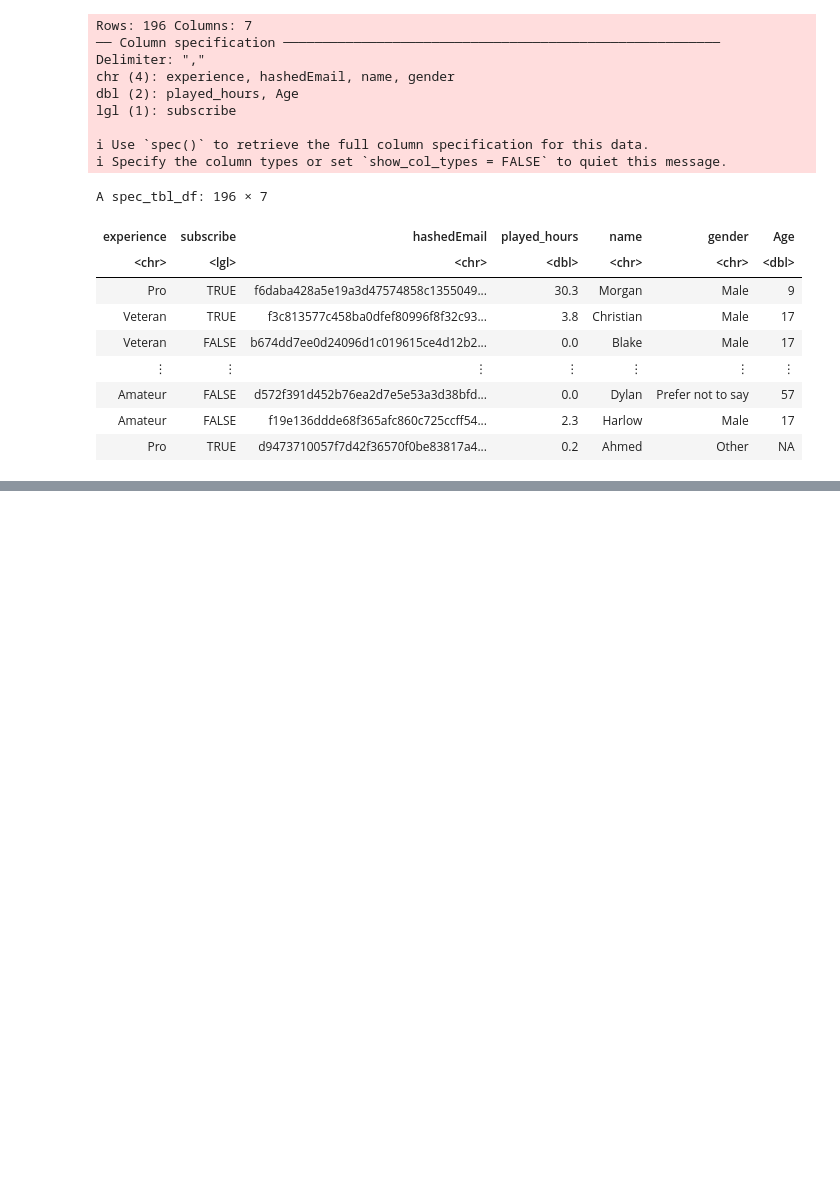
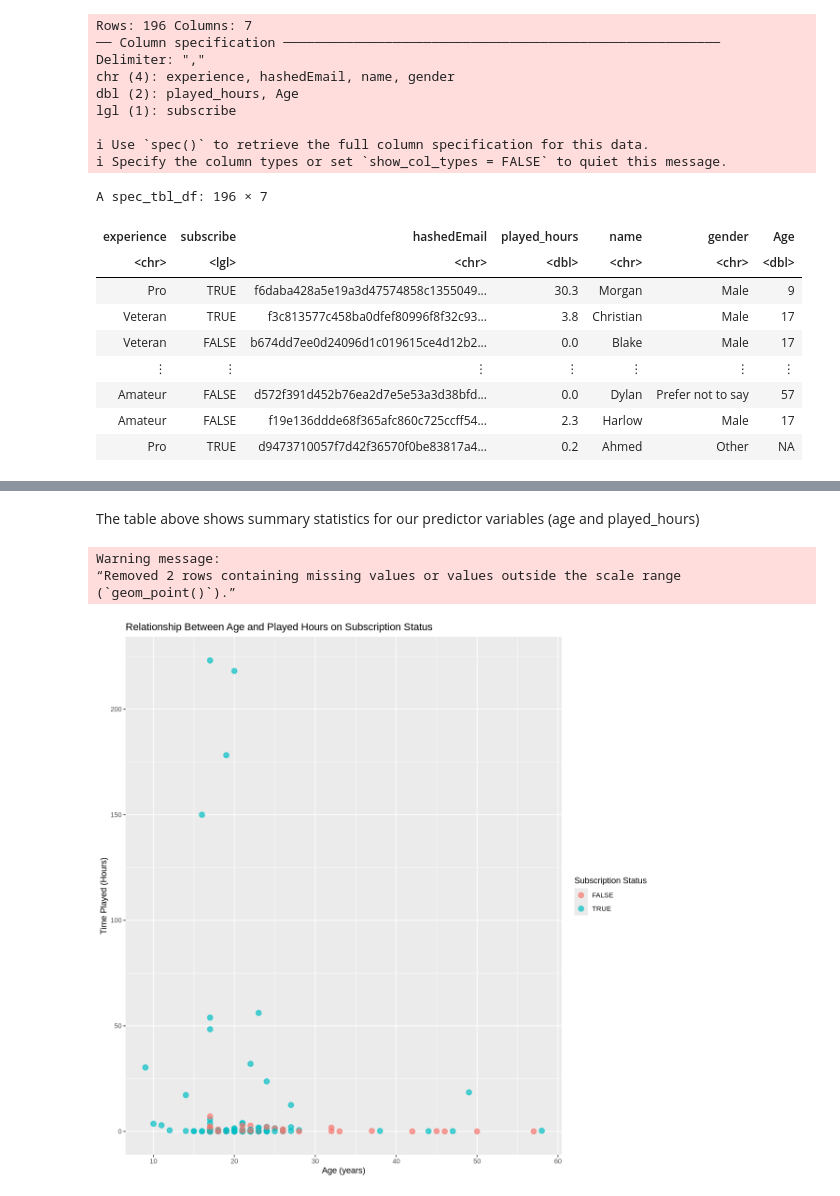
Before and after one commit to Laiann/25_Final_Group_Project_Section_003, a Jupyter notebook: Final_group_25_project.ipynb, the cells around one changed output, grey strips where cells are left out. Drawn from its saved outputs; the diff is of its cells as text; code cells hidden in the pictures; blank space fills up the shorter version.

Commit message:
Visualization of commit
This commit is for our progress with selecting the data and plotting the data

```diff
--- a/Final_group_25_project.ipynb
+++ b/Final_group_25_project.ipynb
@@ -99,0 +51,5 @@ A tibble: 6 × 5
+# %%
+#Wrangle:
+clean_player_data <- player_data |> #This opens up the player data set and is assigned to clean_player_data
+select(played_hours, Age, subscribe) #This line of code selects the columns that we are going to use in our model
+clean_player_data
@@ -99,0 +82,21 @@ A tibble: 6 × 5
+# %% [markdown]
+The table above shows summary statistics for our predictor variables (age and played_hours)
+# %%
+#Visualization 1
+options(repr.plot.width = 10, repr.plot.height = 10) #This sets the plot width and height
+#The ggplot function allows us to plot the data with specific varaibles selected (Age and played hours)
+#We are plotting the data on a scatterplot so we use the geom_point function
+#Labs allows us to specifiy any axis labels or titles that we are going to use to ensure proper visualization techniques
+players_figure_1 <- ggplot(clean_player_data, aes(x = Age, y = played_hours, color = subscribe)) +
+  geom_point(size = 3, alpha = 0.7) +
+  labs(
+    title = "Relationship Between Age and Played Hours on Subscription Status",
+    x = "Age (years)",
+    y = "Time Played (Hours)",
+    color = "Subscription Status")
+players_figure_1
+# %% [output]
+Warning message:
+“Removed 2 rows containing missing values or values outside the scale range
+(`geom_point()`).”
+[figure, added]
```
Also changed, not shown: parts of 9 cells of this notebook.
